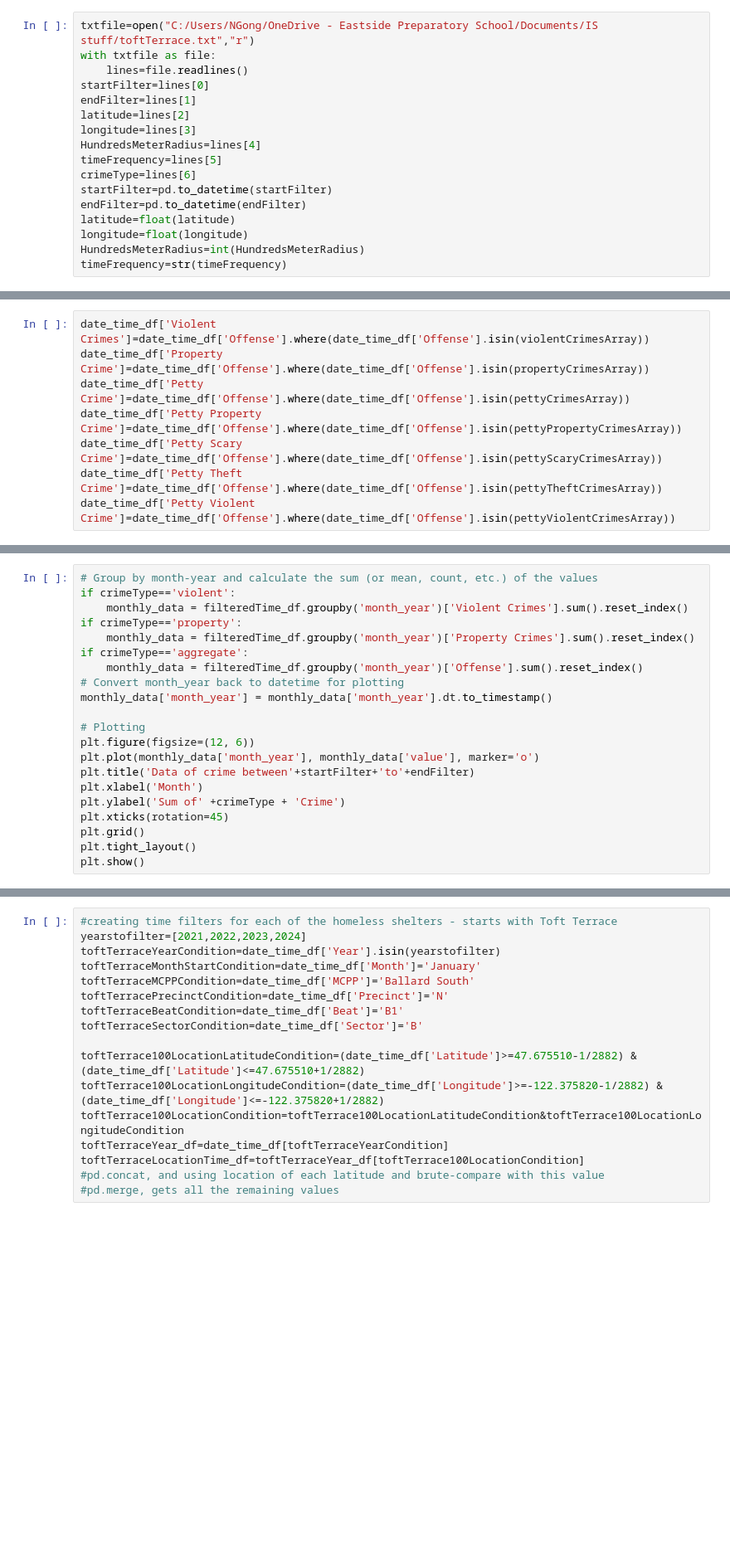
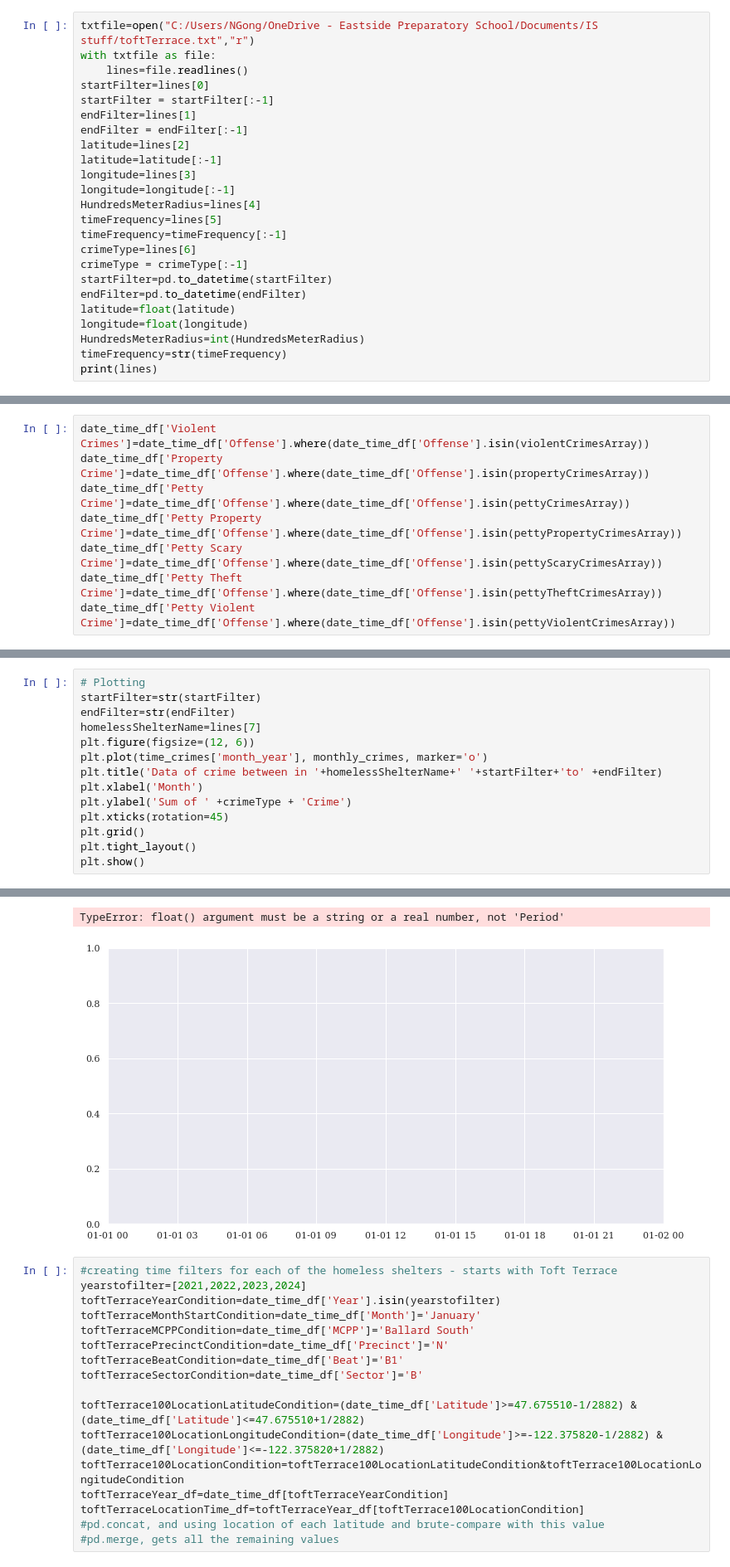
Before and after one commit to Nathangong-coder/Python-coding, a Jupyter notebook: Other Programming Work/Independent Study stuff/analysis.ipynb, the cells around one changed output, grey strips where cells are left out. Shown: that part at 83% size. Saved outputs shown, nothing was run; the diff lists cells and outputs as text; blank space fills up the shorter version.

```diff
--- a/Other Programming Work/Independent Study stuff/analysis.ipynb
+++ b/Other Programming Work/Independent Study stuff/analysis.ipynb
@@ -385,15 +403,22 @@ txtfile=open("C:/Users/NGong/OneDrive - Eastside Preparatory School/Documents/IS
 with txtfile as file:
     lines=file.readlines()
 startFilter=lines[0]
+startFilter = startFilter[:-1]
 endFilter=lines[1]
+endFilter = endFilter[:-1]
 latitude=lines[2]
+latitude=latitude[:-1]
 longitude=lines[3]
+longitude=longitude[:-1]
 HundredsMeterRadius=lines[4]
 timeFrequency=lines[5]
+timeFrequency=timeFrequency[:-1]
 crimeType=lines[6]
+crimeType = crimeType[:-1]
 startFilter=pd.to_datetime(startFilter)
 endFilter=pd.to_datetime(endFilter)
 latitude=float(latitude)
 longitude=float(longitude)
 HundredsMeterRadius=int(HundredsMeterRadius)
 timeFrequency=str(timeFrequency)
+print(lines)
@@ -431,21 +520,15 @@ print(filteredTime_df.head())
 # %%
-# Group by month-year and calculate the sum (or mean, count, etc.) of the values
-if crimeType=='violent':
-    monthly_data = filteredTime_df.groupby('month_year')['Violent Crimes'].sum().reset_index()
-if crimeType=='property':
-    monthly_data = filteredTime_df.groupby('month_year')['Property Crimes'].sum().reset_index()
-if crimeType=='aggregate':
-    monthly_data = filteredTime_df.groupby('month_year')['Offense'].sum().reset_index()
-# Convert month_year back to datetime for plotting
-monthly_data['month_year'] = monthly_data['month_year'].dt.to_timestamp()
-
 # Plotting
+startFilter=str(startFilter)
+endFilter=str(endFilter)
+homelessShelterName=lines[7]
 plt.figure(figsize=(12, 6))
-plt.plot(monthly_data['month_year'], monthly_data['value'], marker='o')
-plt.title('Data of crime between'+startFilter+'to'+endFilter)
+plt.plot(time_crimes['month_year'], monthly_crimes, marker='o')
+plt.title('Data of crime between in '+homelessShelterName+' '+startFilter+'to' +endFilter)
 plt.xlabel('Month')
-plt.ylabel('Sum of' +crimeType + 'Crime')
+plt.ylabel('Sum of ' +crimeType + 'Crime')
 plt.xticks(rotation=45)
 plt.grid()
 plt.tight_layout()
 plt.show()
+# %% [output]
@@ -452,3 +552,5 @@ plt.show()
+TypeError: float() argument must be a string or a real number, not 'Period'
+[figure, added]
 # %%
 #creating time filters for each of the homeless shelters - starts with Toft Terrace
 yearstofilter=[2021,2022,2023,2024]
```
Also changed, not shown: parts of 7 cells of this notebook.
